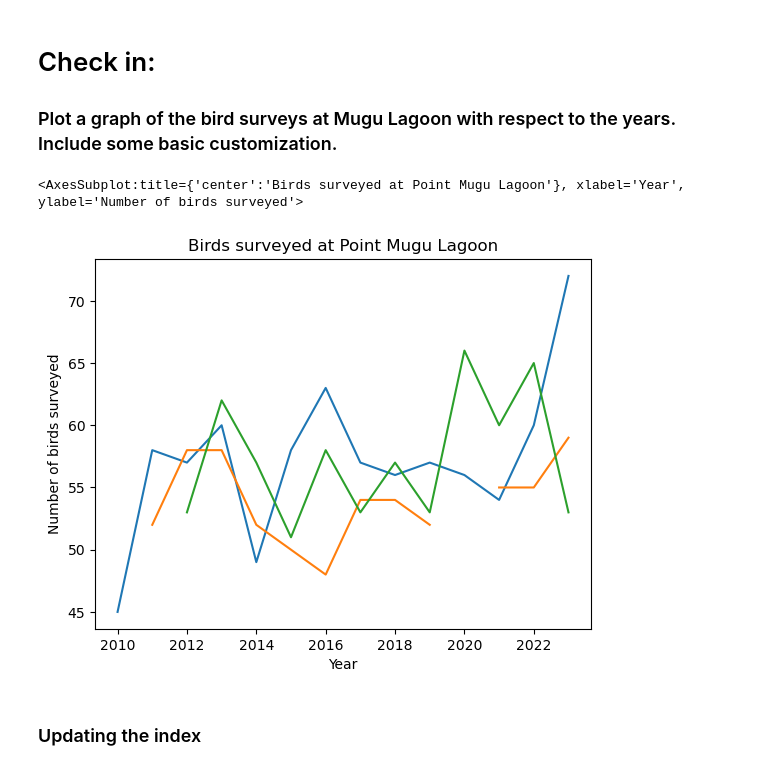
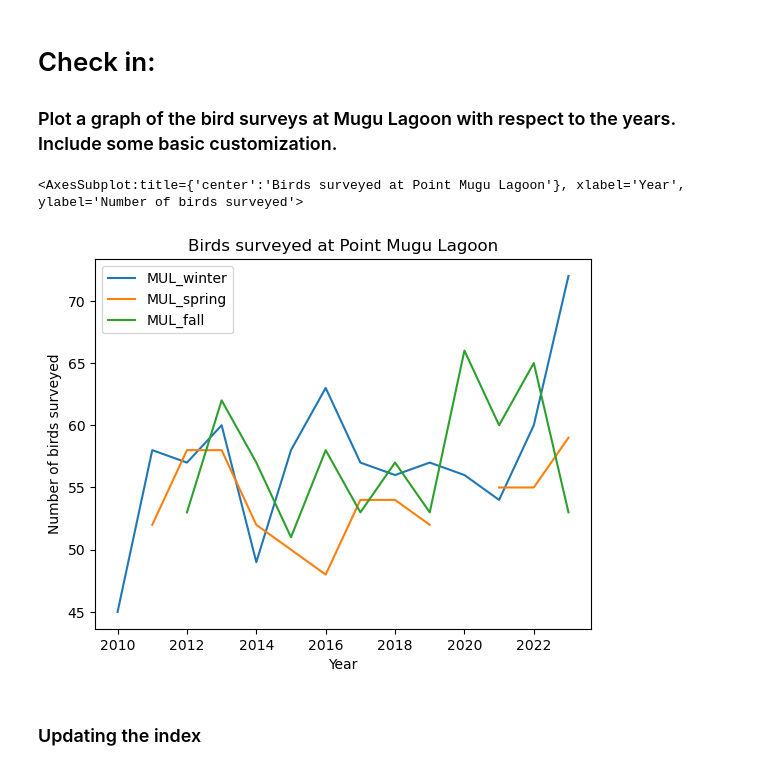
Before and after one commit to nicolelpepper/eds220-2024-in-class, a Jupyter notebook: week2-basic-plotting.ipynb, the cells around one changed output. Saved outputs shown, nothing was run; the diff lists cells and outputs as text; code cells hidden in the pictures.

```diff
--- a/week2-basic-plotting.ipynb
+++ b/week2-basic-plotting.ipynb
@@ -36,14 +36,14 @@ df.plot(x='year',
 # %%
 df.plot(x='year',
         y=['MUL_winter','MUL_spring','MUL_fall'],
         title='Birds surveyed at Point Mugu Lagoon',
         xlabel='Year',
         ylabel='Number of birds surveyed',
-        legend=False
+        legend=True
         )
 # %% [output]
 <AxesSubplot:title={'center':'Birds surveyed at Point Mugu Lagoon'}, xlabel='Year', ylabel='Number of birds surveyed'>
-[figure, old version]
+[figure, new version]
 # %% [markdown]
 ### Updating the index
 # %%
```
Also changed, not shown: parts of 6 cells of this notebook, 2 other files.
